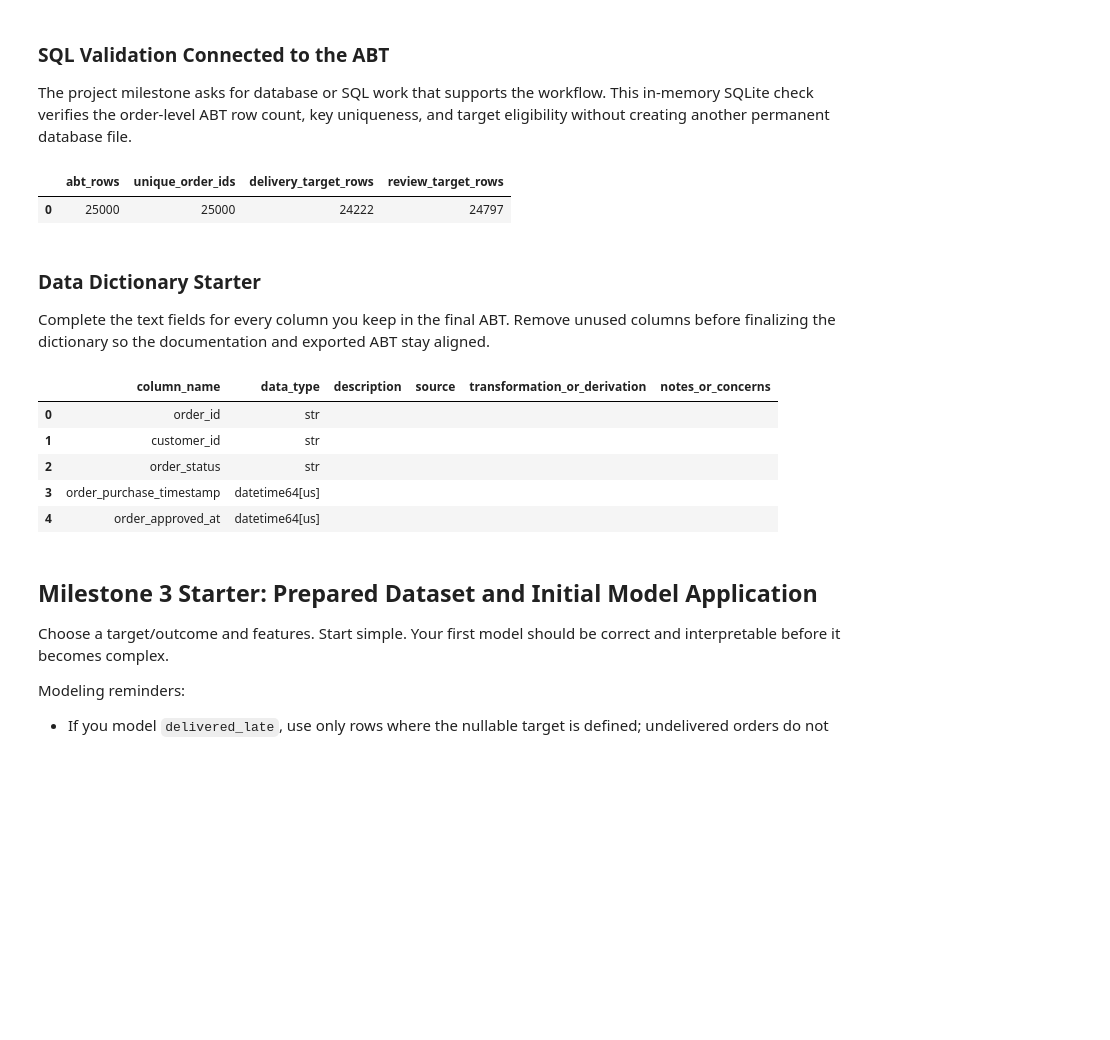
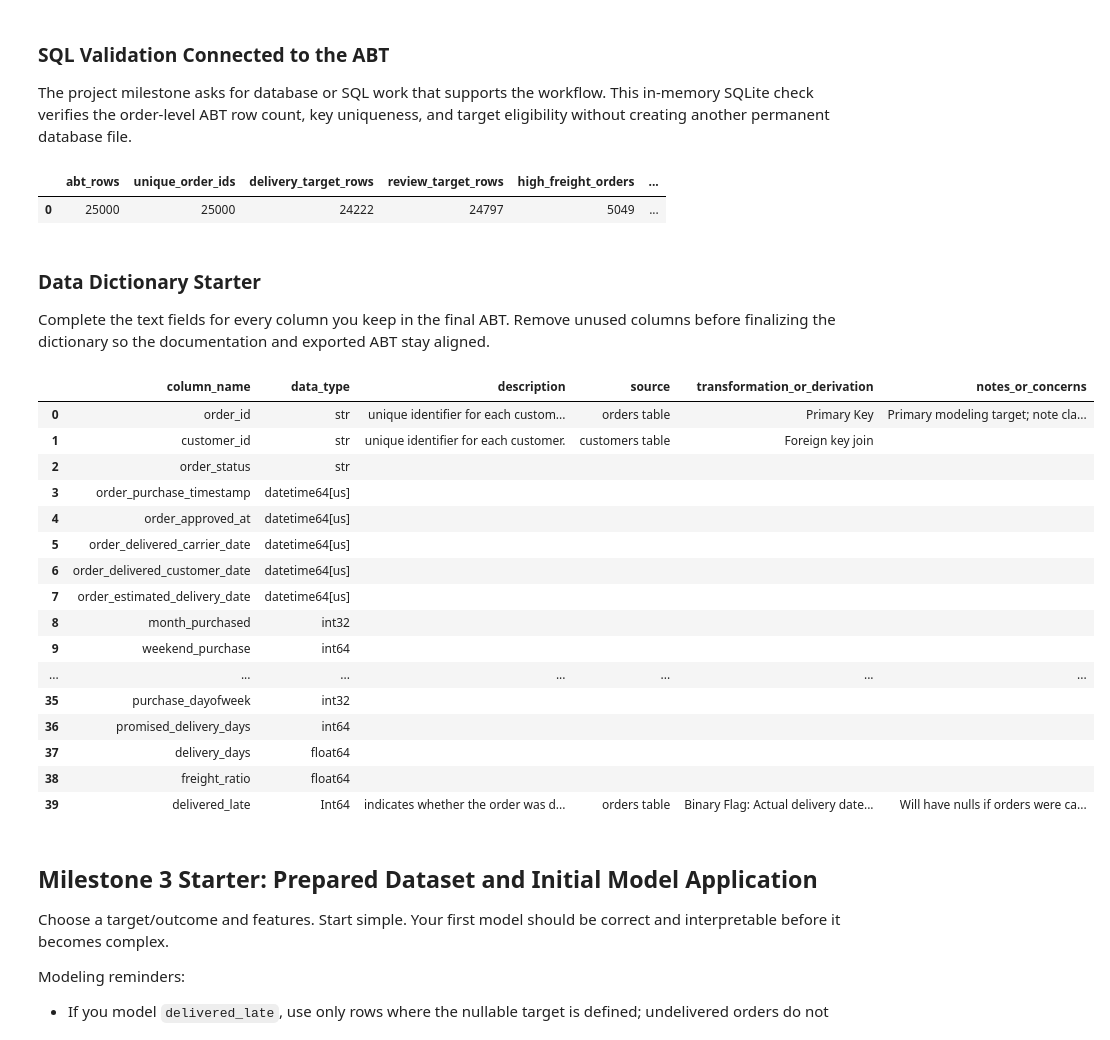
Before and after one commit to Ksandys22/BAN6003-TERMPROJECT-KIRASANDYS, a Jupyter notebook: notebooks/olist_project_starter.ipynb, the cells around one changed output. Cells and saved outputs as stored; diff of their text form; code cells hidden in the pictures; blank space fills up the shorter version.

Commit message:
Completed ABT and Data Dictionary

```diff
--- a/notebooks/olist_project_starter.ipynb
+++ b/notebooks/olist_project_starter.ipynb
@@ -503,6 +515,7 @@ payment_summary = (
     .reset_index()
 )
 
+reviews["bad_review"] = (reviews["review_score"] <= 2).astype(int)
 reviews["review_comment_present"] = (
     reviews["review_comment_message"].notna()
 ).astype(int)
@@ -550,6 +563,10 @@ abt["delivery_days"] = (
     abt["order_delivered_customer_date"] - abt["order_purchase_timestamp"]
 ).dt.days
 
+abt["freight_ratio"] = abt["freight_total"] / (
+    abt["item_price_total"] + abt["freight_total"]
+)
+
 delivery_outcome_observed = (
     abt["order_status"].eq("delivered")
     & abt["order_delivered_customer_date"].notna()
@@ -561,10 +578,10 @@ abt.loc[delivery_outcome_observed, "delivered_late"] = (
     > abt.loc[delivery_outcome_observed, "order_estimated_delivery_date"]
 ).astype(int)
 
-abt["high_review_score"] = pd.Series(pd.NA, index=abt.index, dtype="Int64")
+abt["bad_review"] = pd.Series(pd.NA, index=abt.index, dtype="Int64")
 review_outcome_observed = abt["review_score_mean"].notna()
-abt.loc[review_outcome_observed, "high_review_score"] = (
-    abt.loc[review_outcome_observed, "review_score_mean"] >= 4
+abt.loc[review_outcome_observed, "bad_review"] = (
+    abt.loc[review_outcome_observed, "review_score_mean"] <= 2
 ).astype(int)
 # %%
 abt_validation = pd.Series({
@@ -630,7 +647,9 @@ with sqlite3.connect(":memory:") as connection:
             COUNT(*) AS abt_rows,
             COUNT(DISTINCT order_id) AS unique_order_ids,
             SUM(CASE WHEN delivered_late IS NOT NULL THEN 1 ELSE 0 END) AS delivery_target_rows,
-            SUM(CASE WHEN high_review_score IS NOT NULL THEN 1 ELSE 0 END) AS review_target_rows
+            SUM(CASE WHEN bad_review IS NOT NULL THEN 1 ELSE 0 END) AS review_target_rows,
+            SUM(CASE WHEN freight_ratio > 0.3 THEN 1 ELSE 0 END) as high_freight_orders,
+            SUM(CASE WHEN payment_installments_max > 1 THEN 1 ELSE 0 END) as installment_orders
         FROM olist_order_abt
         ''',
         connection,
@@ -638,8 +657,8 @@ with sqlite3.connect(":memory:") as connection:
 
 display(sql_abt_check)
 # %% [output]
-|  | abt_rows | unique_order_ids | delivery_target_rows | review_target_rows |
-| 0 | 25000 | 25000 | 24222 | 24797 |
+|  | abt_rows | unique_order_ids | delivery_target_rows | review_target_rows | high_freight_orders | ... |
+| 0 | 25000 | 25000 | 24222 | 24797 | 5049 | ... |
 # %% [markdown]
 ### Data Dictionary Starter
 
@@ -647,22 +666,63 @@ Complete the text fields for every column you keep in the final ABT. Remove unus
 # %%
 data_dictionary = pd.DataFrame({
     "column_name": abt.columns,
     "data_type": [str(abt[column].dtype) for column in abt.columns],
     "description": "",
     "source": "",
     "transformation_or_derivation": "",
     "notes_or_concerns": "",
 })
 
+data_dictionary.loc[data_dictionary["column_name"] == "order_id", "description"] = "unique identifier for each customer order."
+data_dictionary.loc[data_dictionary["column_name"] == "order_id", "source"] = "orders table"
+data_dictionary.loc[data_dictionary["column_name"] == "order_id", "transformation_or_derivation"] = "Primary Key"
+data_dictionary.loc[data_dictionary["column_name"] == "order_id", "notes_or_concerns"] = "Primary modeling target; note class imbalance"
+
+data_dictionary.loc[data_dictionary["column_name"] == "customer_id", "description"] = "unique identifier for each customer."
+data_dictionary.loc[data_dictionary["column_name"] == "customer_id", "source"] = "customers table"
+data_dictionary.loc[data_dictionary["column_name"] == "customer_id", "transformation_or_derivation"] = "Foreign key join"
+
+data_dictionary.loc[data_dictionary["column_name"] == "payment_total", "description"] = "total amount paid by the customer for the order."
+data_dictionary.loc[data_dictionary["column_name"] == "payment_total", "source"] = "payments table"
+data_dictionary.loc[data_dictionary["column_name"] == "payment_total", "transformation_or_derivation"] = "Summed across all payment installments / types per order"
+
+data_dictionary.loc[data_dictionary["column_name"] == "freight_total", "description"] = "ratio of freight cost to the total payment amount."
+data_dictionary.loc[data_dictionary["column_name"] == "freight_total", "source"] = "orders and payments tables"
+data_dictionary.loc[data_dictionary["column_name"] == "freight_total", "transformation_or_derivation"] = "Aggregated sum grouped by order_id"
+data_dictionary.loc[data_dictionary["column_name"] == "freight_total", "notes_or_concerns"] = "Check for extreme outliers in heavy items."
+
+data_dictionary.loc[data_dictionary["column_name"] == "delivered_late", "description"] = "indicates whether the order was delivered late."
+data_dictionary.loc[data_dictionary["column_name"] == "delivered_late", "source"] = "orders table"
+data_dictionary.loc[data_dictionary["column_name"] == "delivered_late", "transformation_or_derivation"] = "Binary Flag: Actual delivery date vs estimated delivery date"
+data_dictionary.loc[data_dictionary["column_name"] == "delivered_late", "notes_or_concerns"] = "Will have nulls if orders were canceled or never delivered."
+
+data_dictionary.loc[data_dictionary["column_name"] == "bad_review", "description"] = "indicates whether the order received a bad review."
+data_dictionary.loc[data_dictionary["column_name"] == "bad_review", "source"] = "reviews table"
+data_dictionary.loc[data_dictionary["column_name"] == "bad_review", "transformation_or_derivation"] = "Binary Flag: Review score below threshold"
+
+data_dictionary.loc[data_dictionary["column_name"] == "payment_installments_max", "description"] = "maximum number of payment installments for the order."
+data_dictionary.loc[data_dictionary["column_name"] == "payment_installments_max", "source"] = "payments table"
+data_dictionary.loc[data_dictionary["column_name"] == "payment_installments_max", "transformation_or_derivation"] = "Aggregated maximum grouped by order_id"
 # Hint: use .loc[] to document one column at a time, following the Week 11 pattern.
-data_dictionary.head()
+data_dictionary.head(40)
 # %% [output]
 |  | column_name | data_type | description | source | transformation_or_derivation | notes_or_concerns |
-| 0 | order_id | str |  |  |  |  |
-| 1 | customer_id | str |  |  |  |  |
+| 0 | order_id | str | unique identifier for each custom... | orders table | Primary Key | Primary modeling target; note cla... |
+| 1 | customer_id | str | unique identifier for each customer. | customers table | Foreign key join |  |
 | 2 | order_status | str |  |  |  |  |
 | 3 | order_purchase_timestamp | datetime64[us] |  |  |  |  |
 | 4 | order_approved_at | datetime64[us] |  |  |  |  |
+| 5 | order_delivered_carrier_date | datetime64[us] |  |  |  |  |
+| 6 | order_delivered_customer_date | datetime64[us] |  |  |  |  |
+| 7 | order_estimated_delivery_date | datetime64[us] |  |  |  |  |
+| 8 | month_purchased | int32 |  |  |  |  |
+| 9 | weekend_purchase | int64 |  |  |  |  |
+| ... | ... | ... | ... | ... | ... | ... |
+| 35 | purchase_dayofweek | int32 |  |  |  |  |
+| 36 | promised_delivery_days | int64 |  |  |  |  |
+| 37 | delivery_days | float64 |  |  |  |  |
+| 38 | freight_ratio | float64 |  |  |  |  |
+| 39 | delivered_late | Int64 | indicates whether the order was d... | orders table | Binary Flag: Actual delivery date... | Will have nulls if orders were ca... |
 # %% [markdown]
 ## Milestone 3 Starter: Prepared Dataset and Initial Model Application
 
```
Also changed, not shown: parts of 3 cells of this notebook.
